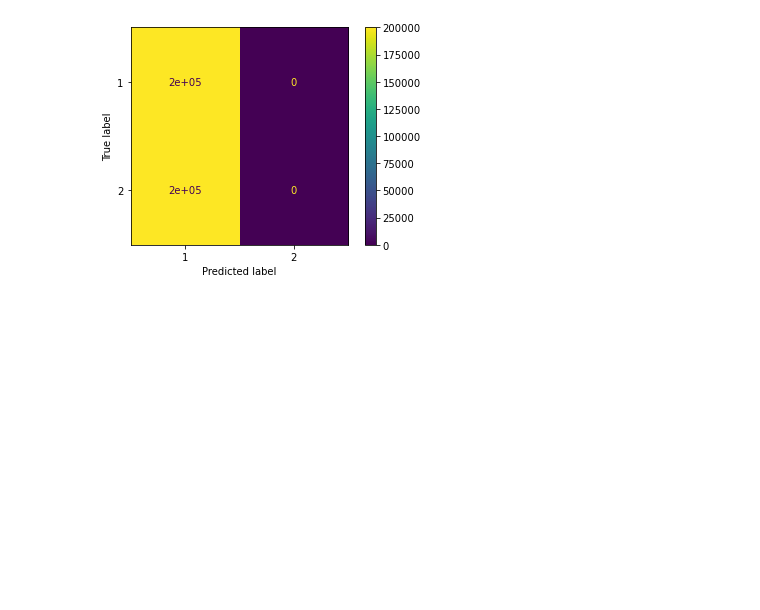
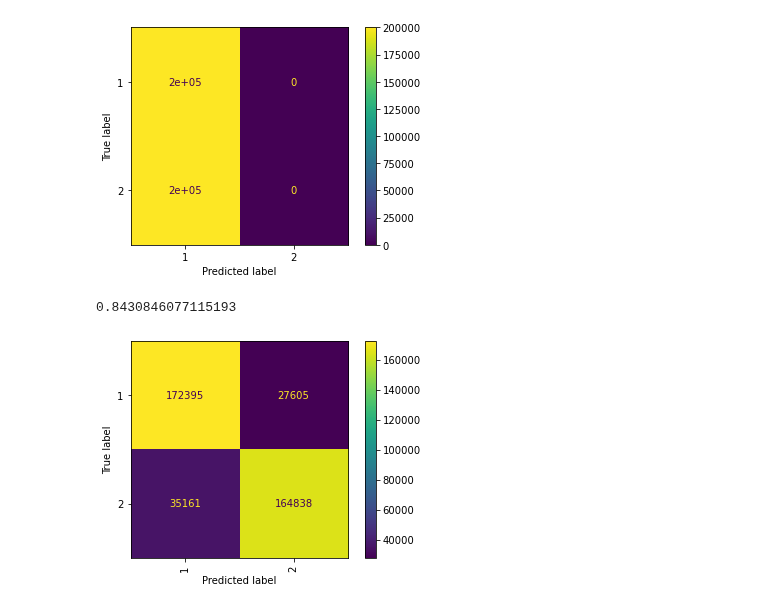
Before and after one commit to ThomasHChapman/classifying_user_reviews, a Jupyter notebook: working_notebooks/modeling_nb.ipynb, the cells around one changed output. Saved outputs shown, nothing was run; the diff lists cells and outputs as text; code cells hidden in the pictures; blank space fills up the shorter version.

Commit message:
MNB Model Pipeline

```diff
--- a/working_notebooks/modeling_nb.ipynb
+++ b/working_notebooks/modeling_nb.ipynb
@@ -14,7 +14,7 @@ from imblearn.pipeline import Pipeline as ImPipeline
 # %% [markdown]
 # Modeling
 # %%
-max_features = 5000
+max_features = 1000000
 # %%
 # Read in the data
 df = pd.read_csv('../data/train_cleaned.csv', usecols=['sentiment', 'text_cleaned', 'toks'])
@@ -70,3 +70,19 @@ print(accuracy_score(y, dummy_yhat))
 # %% [output]
 0.500001250003125
 [figure]
+# %%
+# Instantiate the MNB Pipeline
+mnb_pipe = ImPipeline(steps=[
+                            ('vect', TfidfVectorizer(max_features=max_features)),
+                            ('mnb', MultinomialNB())
+                            ]
+)
+
+# Fit Multinomial Naive Bayes pipe on the training data, get predictions and plot confusion matrix
+mnb_pipe.fit(X, y)
+mnb_yhat = mnb_pipe.predict(X)
+plot_confusion_matrix(mnb_pipe, X, y, xticks_rotation=90);
+print(accuracy_score(y, mnb_yhat))
+# %% [output]
+0.8430846077115193
+[figure, added]
```
Also changed, not shown: parts of 1 cell of this notebook.
